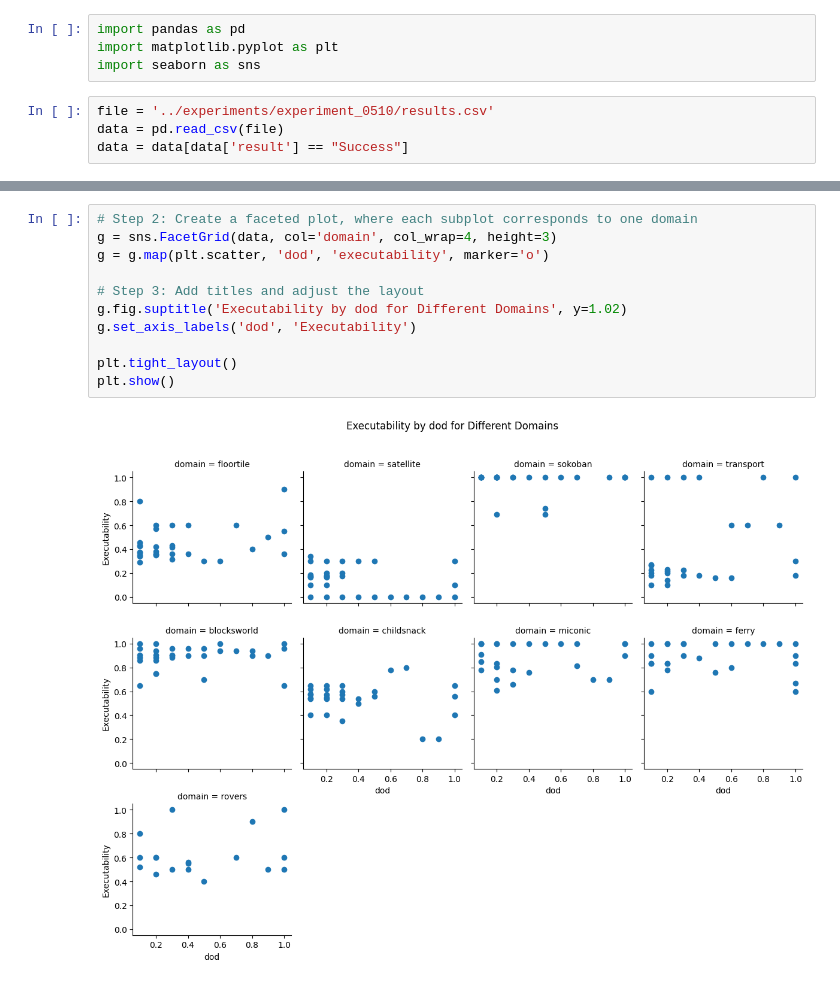
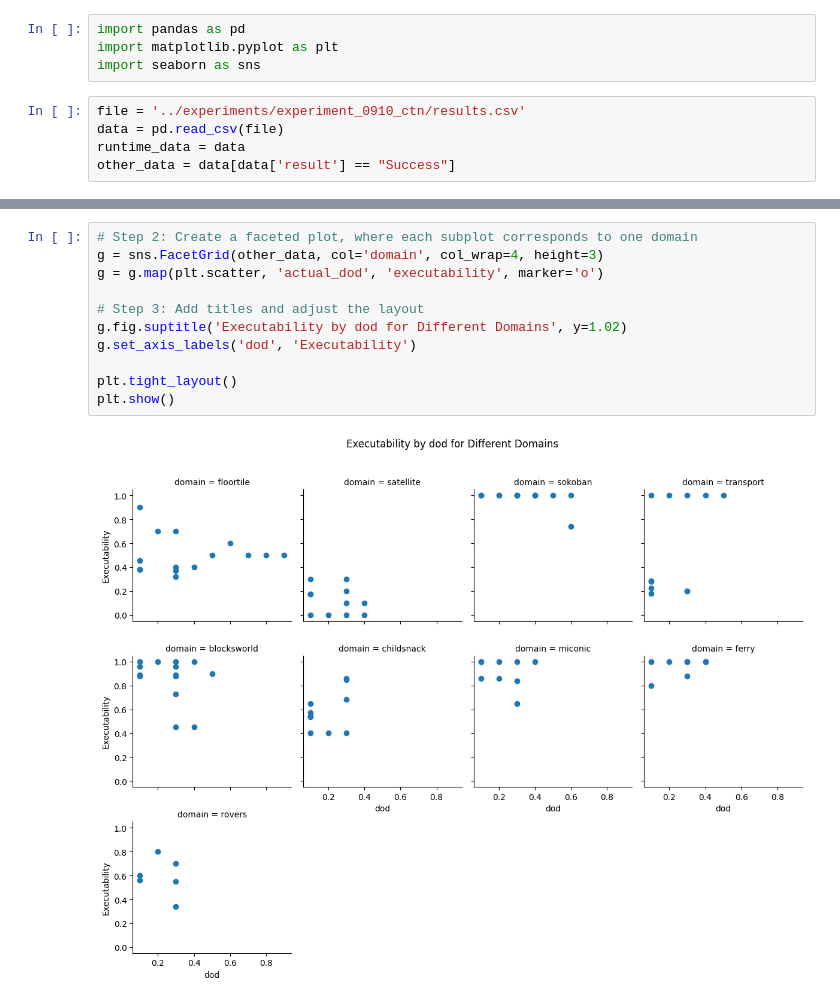
Before and after one commit to utop1an/polocm, a Jupyter notebook: src/plot_plan.ipynb, the cells around one changed output, grey strips where cells are left out. Drawn from its saved outputs; the diff is of its cells as text.

```diff
--- a/src/plot_plan.ipynb
+++ b/src/plot_plan.ipynb
@@ -3,6 +3,7 @@ import pandas as pd
 import matplotlib.pyplot as plt
 import seaborn as sns
 # %%
-file = '../experiments/experiment_0510/results.csv'
+file = '../experiments/experiment_0910_ctn/results.csv'
 data = pd.read_csv(file)
-data = data[data['result'] == "Success"]
+runtime_data = data
+other_data = data[data['result'] == "Success"]
@@ -84,16 +114,16 @@ plt.show()
 # %%
 # Step 2: Create a faceted plot, where each subplot corresponds to one domain
-g = sns.FacetGrid(data, col='domain', col_wrap=4, height=3)
-g = g.map(plt.scatter, 'dod', 'executability', marker='o')
+g = sns.FacetGrid(other_data, col='domain', col_wrap=4, height=3)
+g = g.map(plt.scatter, 'actual_dod', 'executability', marker='o')
 
 # Step 3: Add titles and adjust the layout
 g.fig.suptitle('Executability by dod for Different Domains', y=1.02)
 g.set_axis_labels('dod', 'Executability')
 
 plt.tight_layout()
 plt.show()
 # %% [output]
-[figure, old version]
+[figure, new version]
 # %%
 # Scatter plot with regression line
 plt.figure(figsize=(10, 6))
```
Also changed, not shown: parts of 9 cells of this notebook, 12 other files.
